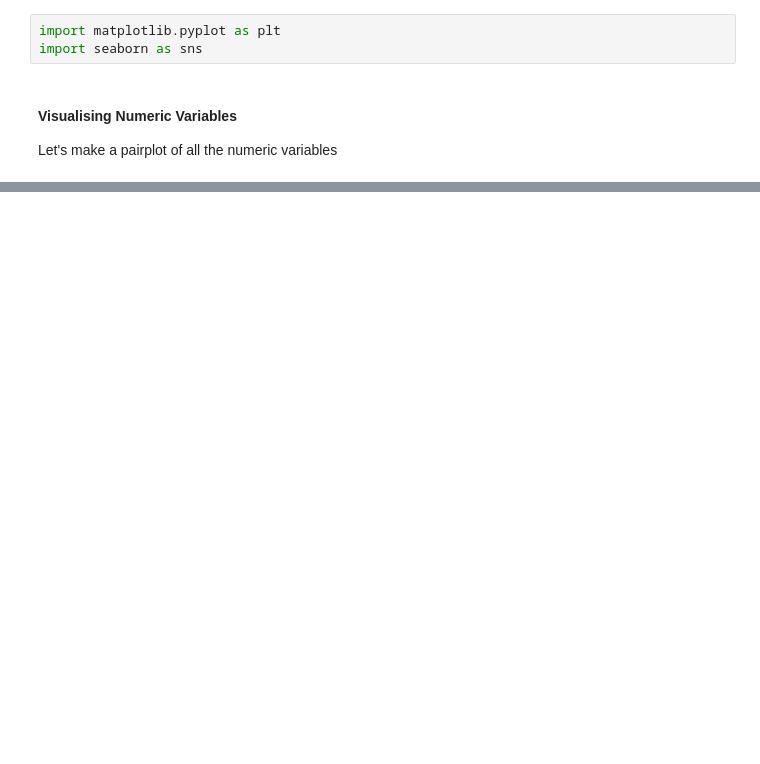
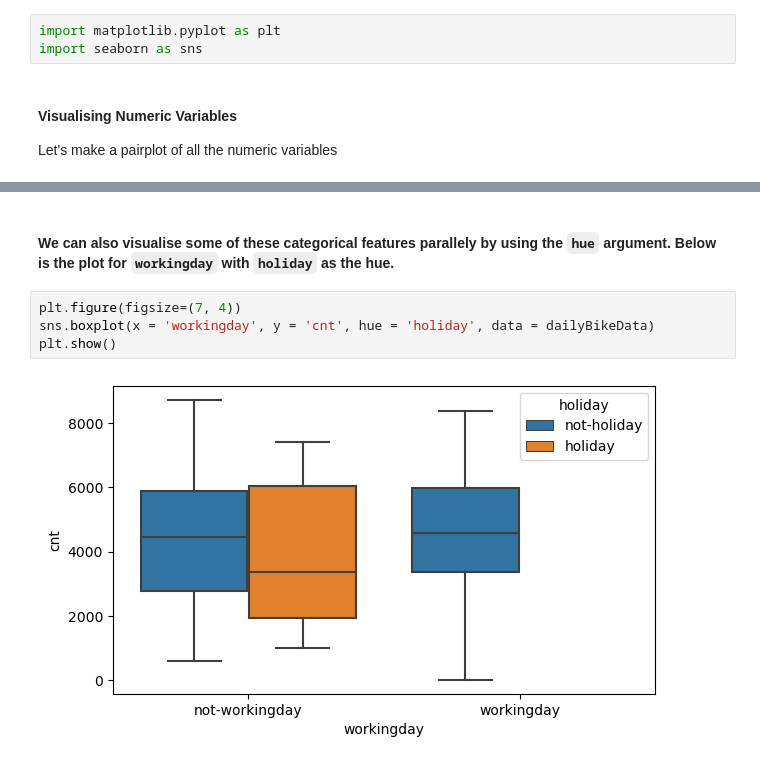
Before and after one commit to prithviraj2105/Bike-Sharing-Assignment, a Jupyter notebook: Prithviraj_Pawar.ipynb, the cells around one changed output, grey strips where cells are left out. Saved outputs shown, nothing was run; the diff lists cells and outputs as text; blank space fills up the shorter version.

```diff
--- a/Prithviraj_Pawar.ipynb
+++ b/Prithviraj_Pawar.ipynb
@@ -165,0 +223,8 @@ plt.show()
+# %% [markdown]
+#### We can also visualise some of these categorical features parallely by using the `hue` argument. Below is the plot for `workingday` with `holiday` as the hue.
+# %%
+plt.figure(figsize=(7, 4))
+sns.boxplot(x = 'workingday', y = 'cnt', hue = 'holiday', data = dailyBikeData)
+plt.show()
+# %% [output]
+[figure, added]
```
Also changed, not shown: parts of 141 cells of this notebook.
